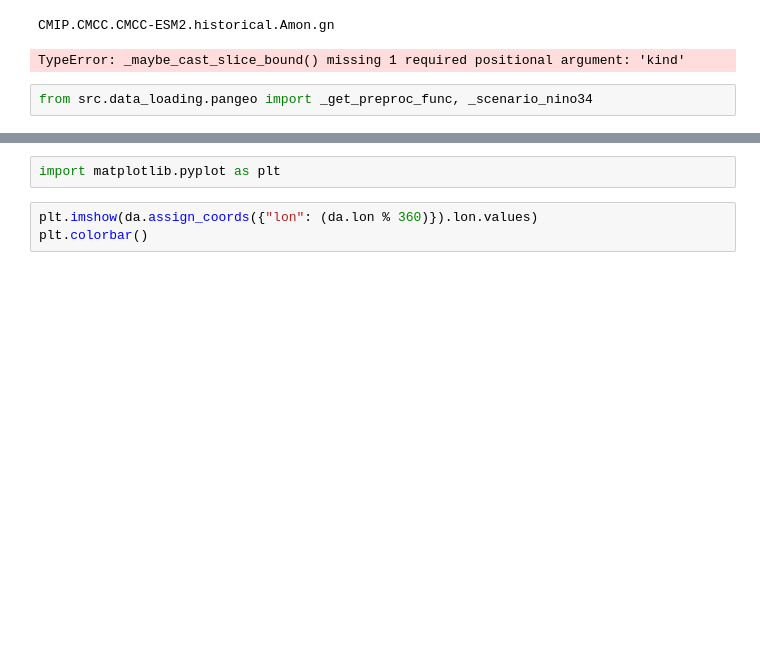
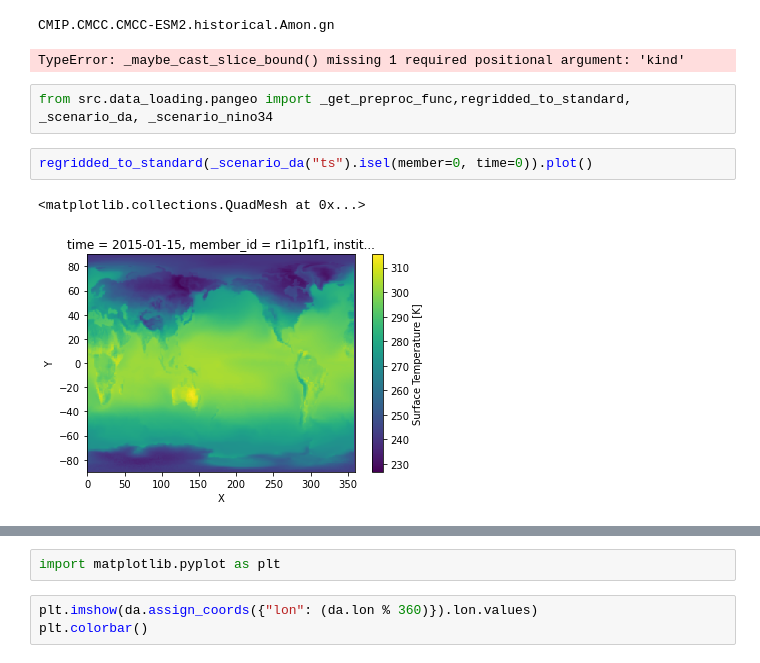
Before and after one commit to sdat2/seager19, a Jupyter notebook: notebooks/pangeo/catalog.ipynb, the cells around one changed output, grey strips where cells are left out. Cells and saved outputs as stored; diff of their text form; blank space fills up the shorter version.

```diff
--- a/catalog.ipynb
+++ b/notebooks/pangeo/catalog.ipynb
@@ -210,7 +210,12 @@ get_vars(["ts"])
 CMIP.CMCC.CMCC-ESM2.historical.Amon.gn
 TypeError: _maybe_cast_slice_bound() missing 1 required positional argument: 'kind'
 # %%
-from src.data_loading.pangeo import _get_preproc_func, _scenario_nino34
+from src.data_loading.pangeo import _get_preproc_func,regridded_to_standard, _scenario_da, _scenario_nino34
+# %%
+regridded_to_standard(_scenario_da("ts").isel(member=0, time=0)).plot()
+# %% [output]
+<matplotlib.collections.QuadMesh at 0x...>
+[figure, added]
 # %%
 import matplotlib.pyplot as plt
 from src.data_loading.pangeo import SCENARIOS
```
Also changed, not shown: parts of 2 cells of this notebook, 3 other files.
